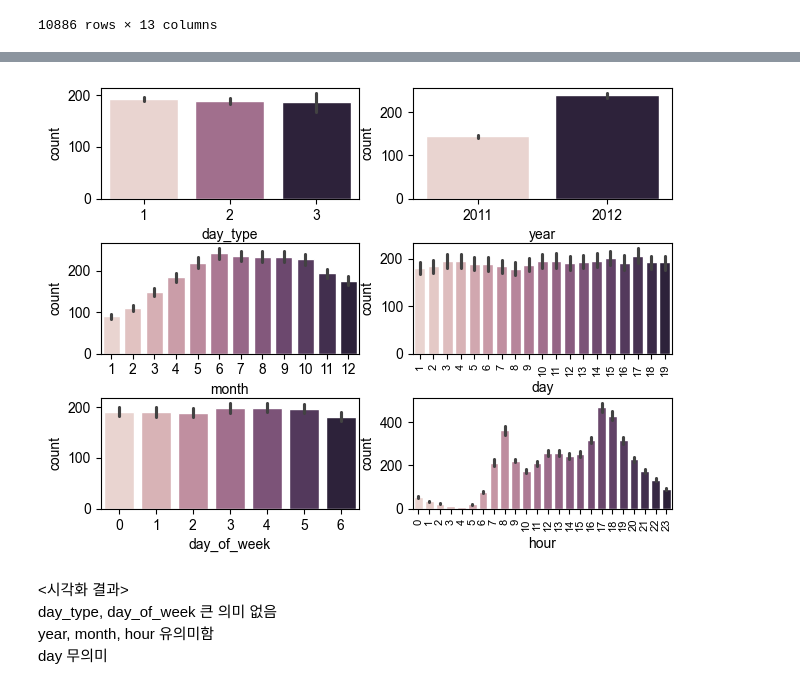
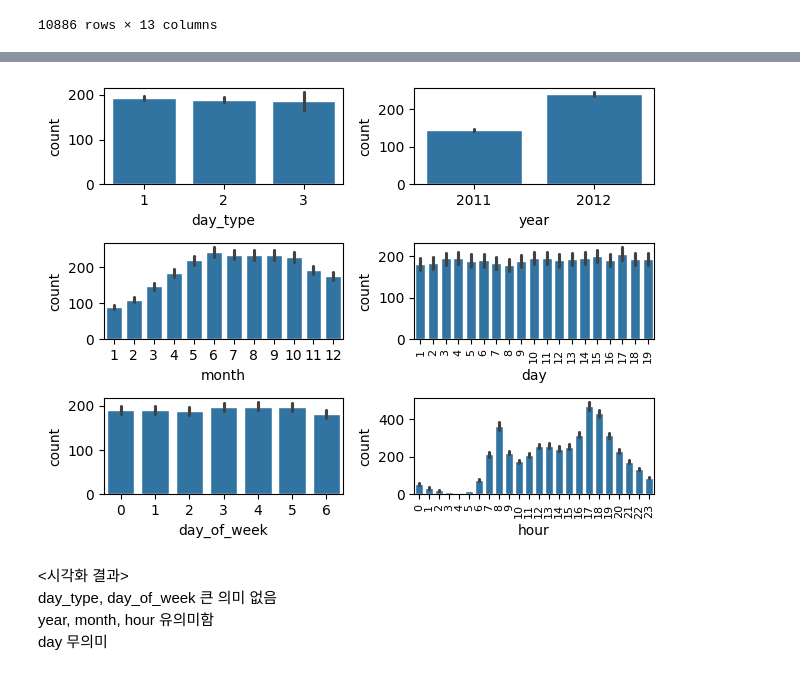
Before and after one commit to Hyunju37/SSAFY-kaggle-study, a Jupyter notebook: phase1/eda.ipynb, the cells around one changed output, grey strips where cells are left out. Cells and saved outputs as stored; diff of their text form; code cells hidden in the pictures.

```diff
--- a/phase1/eda.ipynb
+++ b/phase1/eda.ipynb
@@ -255,7 +248,7 @@ train_x.to_csv('data/preprocessed_train.csv')
 
 시계열 데이터 시간 간격이 1H이기 때문에 hour보다 작은 단위인 min, sec은 분석 의미가 없음
 # %%
-train_data = pd.read_csv('data\preprocessed_train.csv', index_col='datetime')
+train_data = pd.read_csv('preprocessed_train.csv', index_col='datetime')
 train_data.index = pd.to_datetime(train_data.index)
 # %%
 dir(train_data.index[0])
@@ -319,18 +335,18 @@ display(train_data)
 # %%
 figure, axes = plt.subplots(nrows=3, ncols=2)
 sns.set_style("whitegrid", {'axes.grid' : False})
+sns.barplot(x='day_type', y='count', data=train_data, ax=axes[0,0])
+sns.barplot(x='year', y='count', data=train_data, ax=axes[0,1])
+sns.barplot(x='month', y='count', data=train_data, ax=axes[1,0])
+sns.barplot(x='day', y='count', data=train_data, ax=axes[1,1])
+sns.barplot(x='day_of_week', y='count', data=train_data, ax=axes[2,0])
+sns.barplot(x='hour', y='count', data=train_data, ax=axes[2,1])
 plt.tight_layout()
-sns.barplot(x='day_type', y='count', data=train_data, hue='day_type', ax=axes[0,0], legend=False)
-sns.barplot(x='year', y='count', data=train_data, hue='year',ax=axes[0,1], legend=False)
-sns.barplot(x='month', y='count', data=train_data, hue='month',ax=axes[1,0], legend=False)
-sns.barplot(x='day', y='count', data=train_data, hue='day',ax=axes[1,1], legend=False)
-sns.barplot(x='day_of_week', y='count', data=train_data, hue='day_of_week',ax=axes[2,0], legend=False)
-sns.barplot(x='hour', y='count', data=train_data, hue='hour',ax=axes[2,1], legend=False)
 axes[1,1].tick_params(axis='x', labelrotation=90, labelsize=8)
 axes[2,1].tick_params(axis='x', labelrotation=90, labelsize=8)
 plt.show()
 # %% [output]
-[figure, old version]
+[figure, new version]
 # %% [markdown]
 <시각화 결과>\
 day_type, day_of_week 큰 의미 없음\
```
Also changed, not shown: parts of 40 cells of this notebook.
